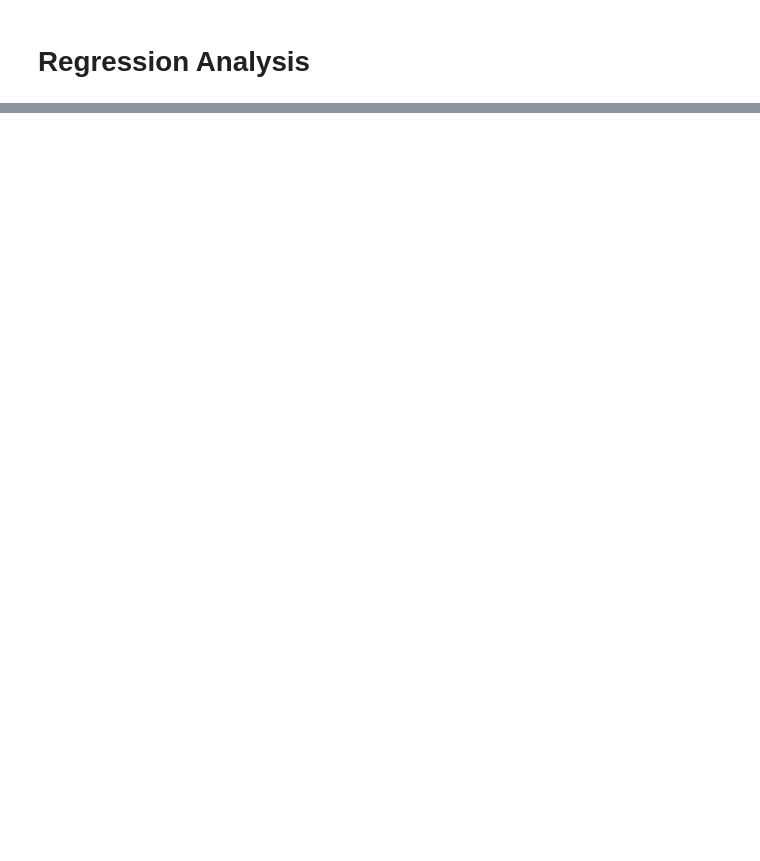
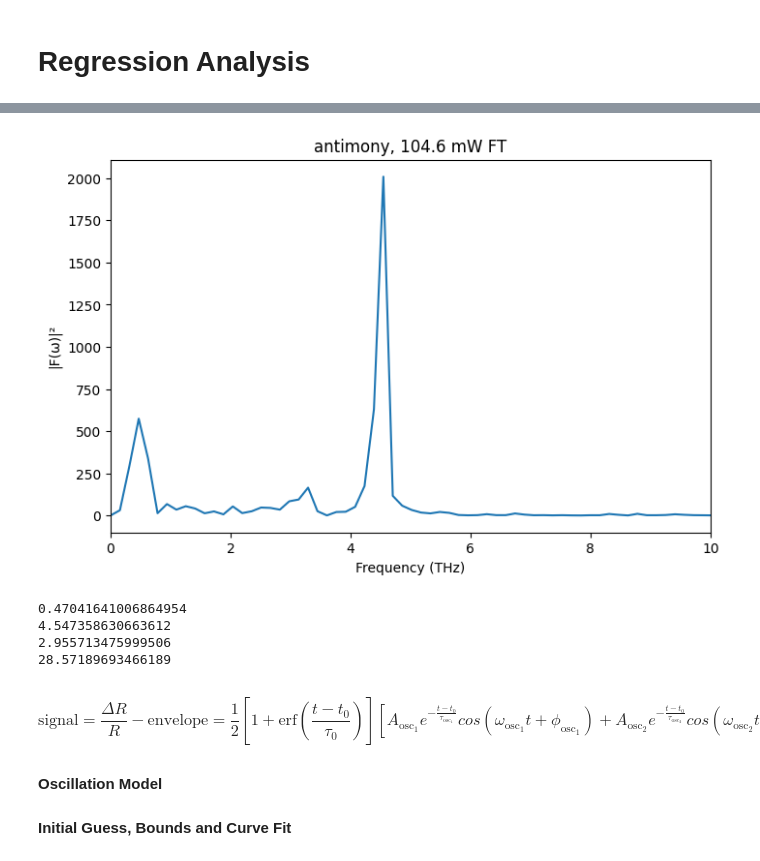
Before and after one commit to nwillen50/Physics_191, a Jupyter notebook: Ultrafast Laser Spectroscopy/Coherent Phonon Generation/regression.ipynb, the cells around one changed output, grey strips where cells are left out. Cells and saved outputs as stored; diff of their text form; code cells hidden in the pictures; blank space fills up the shorter version.

```diff
--- a/Ultrafast Laser Spectroscopy/Coherent Phonon Generation/regression.ipynb
+++ b/Ultrafast Laser Spectroscopy/Coherent Phonon Generation/regression.ipynb
@@ -255,0 +113,49 @@ $$ Q(t) = B\frac{\kappa \Delta n}{\omega_{0}^2}\left(1 - e^{-\gamma t}\cos{\left
+# %%
+# Average difference between time points
+dt = np.mean(np.diff(time_np))
+
+# Produces range of frequencies from oscillation and time data
+freqs = rfftfreq(len(osc), dt)
+# Foruier transforms data and makes it all positive
+spectrum = np.abs(rfft(osc))**2
+
+
+# Plot frequency data
+fig = plt.figure(figsize=(8,5))
+plt.plot(freqs, spectrum)
+plt.xlabel("Frequency (THz)")
+plt.ylabel("|F(\u03c9)|\u00B2")
+plt.title(f"{metal}, {power} mW FT")
+plt.xlim(0, 10)
+
+# fig.savefig(f"antimony_FT.pdf", dpi=300, bbox_inches="tight")
+
+plt.show()
+# %% [output]
+[figure, added]
+# %%
+def peak_in_range(freqs, spectrum, fmin, fmax):
+    mask = (freqs >= fmin) & (freqs <= fmax)
+    idx = np.argmax(spectrum[mask])
+    return freqs[mask][idx]
+
+f_1 = peak_in_range(freqs, spectrum, 0, 1)
+f_2  = peak_in_range(freqs, spectrum, 4, 6)
+
+print(f_1)
+print(f_2)
+
+w01 = 2 * np.pi * f_1
+w02 = 2 * np.pi * f_2
+
+print(w01)
+print(w02)
+# %% [output]
+0.47041641006864954
+4.547358630663612
+2.955713475999506
+28.57189693466189
+# %% [markdown]
+$$ \text{signal} = \frac{\Delta R}{R} - \text{envelope} = \frac{1}{2}\left[1+\text{erf}\left(\frac{t-t_{0}}{\tau_{0}}\right)\right]\left[A_{\text{osc}_{1}}e^{-\frac{t-t_{0}}{\tau_{\text{osc}_{1}}}}cos(\omega_{\text{osc}_{1}}t + \phi_{\text{osc}_{1}}) + A_{\text{osc}_{2}}e^{-\frac{t-t_{0}}{\tau_{\text{osc}_{2}}}}cos(\omega_{\text{osc}_{2}}t + \phi_{\text{osc}_{2}}) \right] $$
+# %% [markdown]
+**Oscillation Model**
@@ -255,0 +175,2 @@ $$ Q(t) = B\frac{\kappa \Delta n}{\omega_{0}^2}\left(1 - e^{-\gamma t}\cos{\left
+# %% [markdown]
+**Initial Guess, Bounds and Curve Fit**
```
Also changed, not shown: parts of 56 cells of this notebook, 35 other files.
